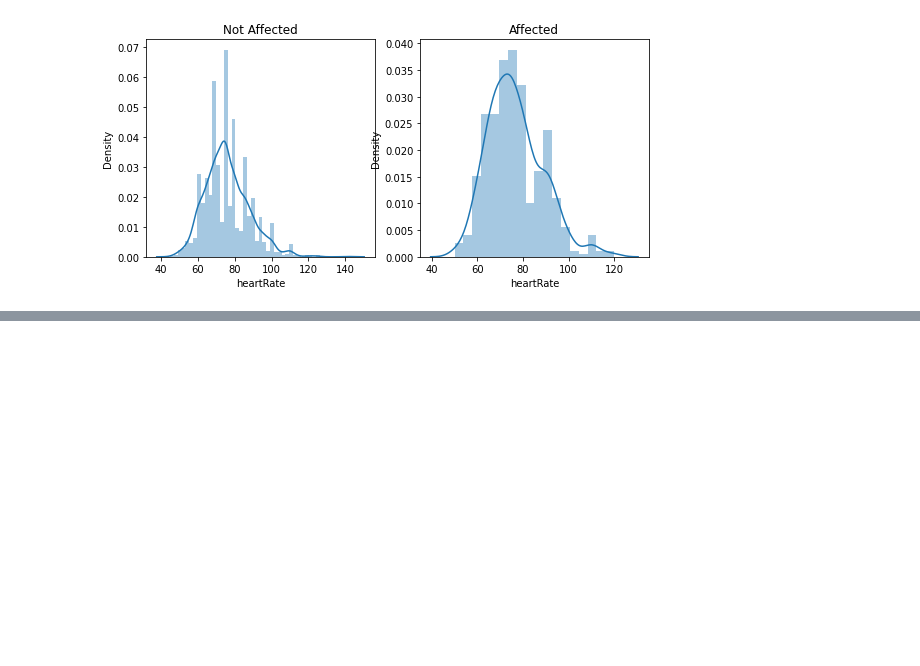
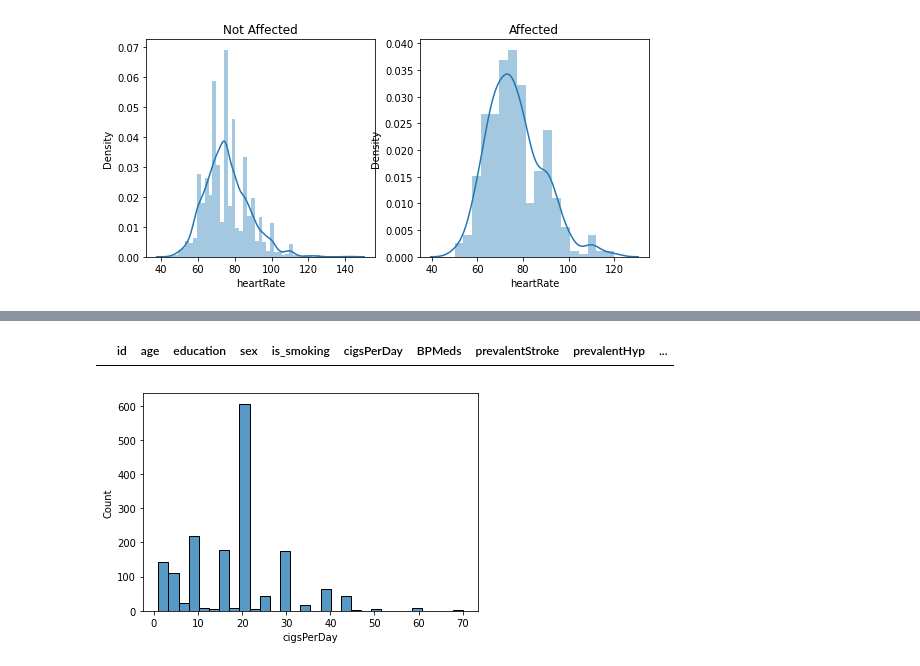
Before and after one commit to abdulaziz2208/CardiovascularRisk-Pred, a Jupyter notebook: CardiovascularPred.ipynb, the cells around one changed output, grey strips where cells are left out. Drawn from its saved outputs; the diff is of its cells as text; code cells hidden in the pictures; blank space fills up the shorter version.

Commit message:
Order cells for Data Analysis and Null handling

```diff
--- a/CardiovascularPred.ipynb
+++ b/CardiovascularPred.ipynb
@@ -78,6 +79,9 @@ data.sample(5)
 | 2522 | 2522 | 44 | 1.0 | F | YES | 10.0 | 0.0 | 0 | 0 | ... |
 | 2970 | 2970 | 39 | 1.0 | F | YES | 20.0 | 0.0 | 0 | 0 | ... |
 | 2680 | 2680 | 38 | 2.0 | F | YES | 10.0 | 0.0 | 0 | 0 | ... |
+# %%
+# Id dropped as not req
+data.drop(columns=['id'],inplace=True)
 # %%
 data.isna().sum()
 # %% [output]
@@ -280,0 +258,12 @@ plt.show()
+# %%
+## CigsPerDay 22 nulls needs imputation as is_smoking is yes all 22 records
+data[(data.cigsPerDay.isna()) & (data.is_smoking!='YES')]
+# %% [output]
+|  | id | age | education | sex | is_smoking | cigsPerDay | BPMeds | prevalentStroke | prevalentHyp | ... |
+# %%
+#data['cigsPerDay'].value_counts()
+
+sns.histplot(data[data['cigsPerDay']!=0]['cigsPerDay'],bins=30);
+## Bar plot gives an idea about what count of cigsperday is observed in more numbers
+# %% [output]
+[figure, added]
```
Also changed, not shown: parts of 29 cells of this notebook.
